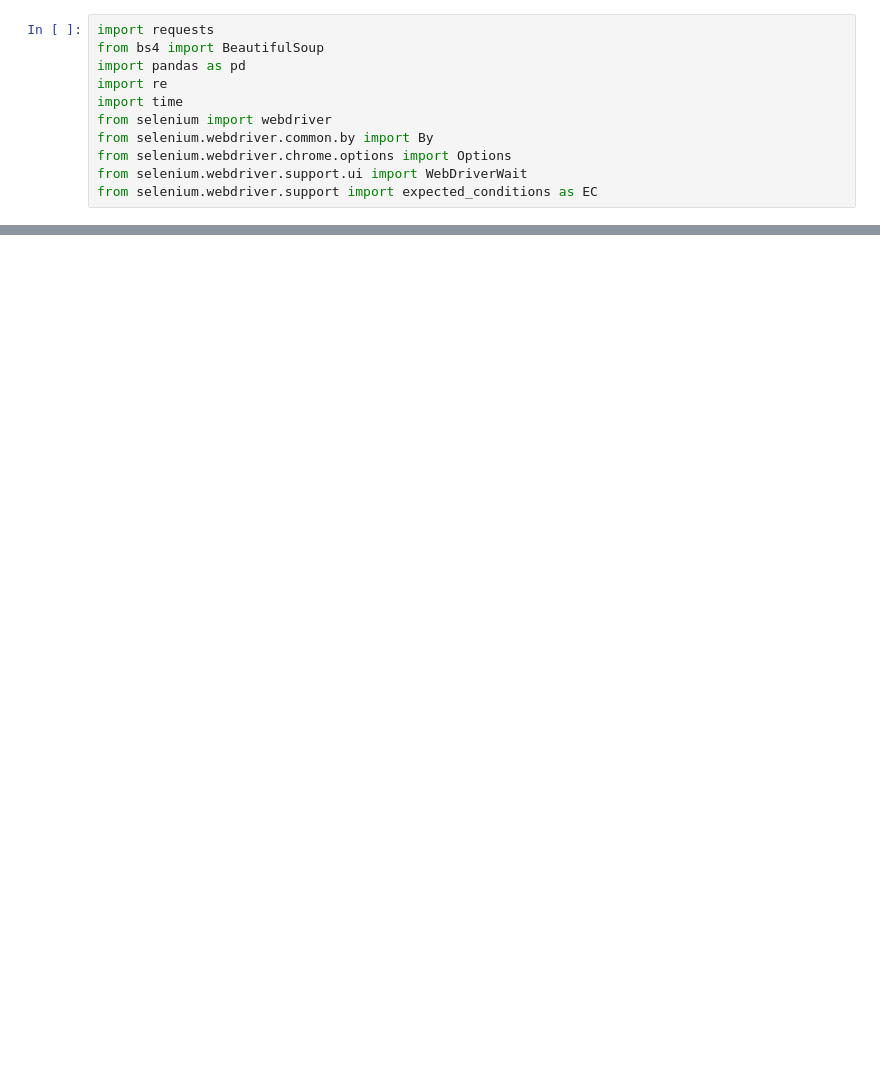
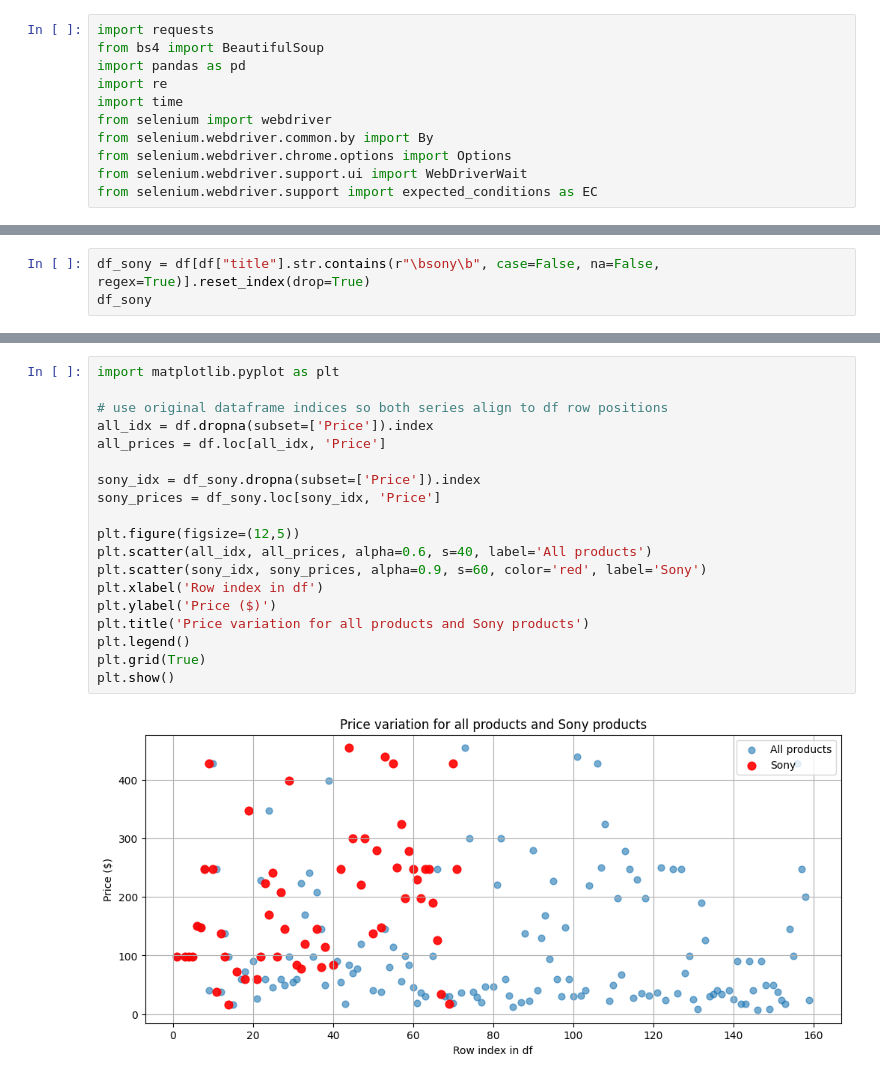
Before and after one commit to rohit-arunn/reviewprice-analysis, a Jupyter notebook: analysis.ipynb, the cells around one changed output, grey strips where cells are left out. Saved outputs shown, nothing was run; the diff lists cells and outputs as text; blank space fills up the shorter version.

```diff
--- a/analysis.ipynb
+++ b/analysis.ipynb
@@ -159,0 +207,3 @@ sns.boxplot(x="rating", y="Price", data=df)
+# %%
+df_sony = df[df["title"].str.contains(r"\bsony\b", case=False, na=False, regex=True)].reset_index(drop=True)
+df_sony
@@ -159,0 +272,21 @@ sns.boxplot(x="rating", y="Price", data=df)
+# %%
+import matplotlib.pyplot as plt
+
+# use original dataframe indices so both series align to df row positions
+all_idx = df.dropna(subset=['Price']).index
+all_prices = df.loc[all_idx, 'Price']
+
+sony_idx = df_sony.dropna(subset=['Price']).index
+sony_prices = df_sony.loc[sony_idx, 'Price']
+
+plt.figure(figsize=(12,5))
+plt.scatter(all_idx, all_prices, alpha=0.6, s=40, label='All products')
+plt.scatter(sony_idx, sony_prices, alpha=0.9, s=60, color='red', label='Sony')
+plt.xlabel('Row index in df')
+plt.ylabel('Price ($)')
+plt.title('Price variation for all products and Sony products')
+plt.legend()
+plt.grid(True)
+plt.show()
+# %% [output]
+[figure, added]
```
Also changed, not shown: parts of 16 cells of this notebook.
